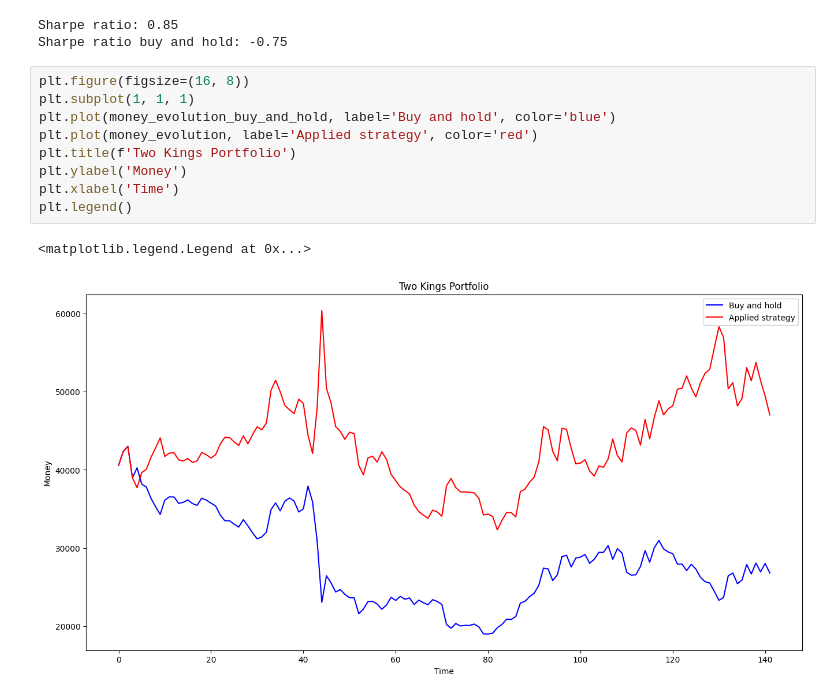
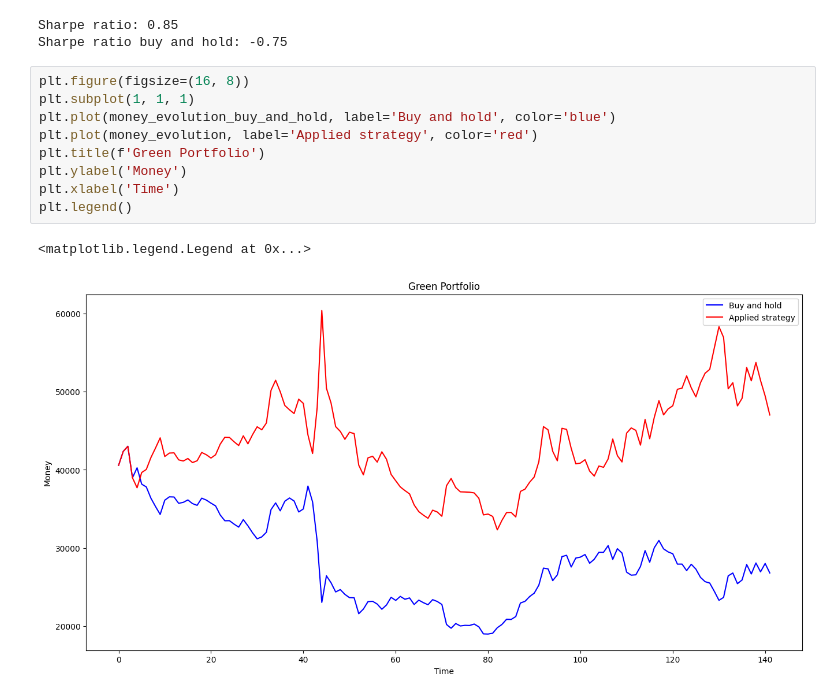
Before and after one commit to CodyAdam/datachallenge2024, a Jupyter notebook: src/portefolio/green.ipynb, the cells around one changed output. Drawn from its saved outputs; the diff is of its cells as text.

Commit message:
fix green portfolio

```diff
--- a/src/portefolio/green.ipynb
+++ b/src/portefolio/green.ipynb
@@ -60,12 +60,12 @@ Sharpe ratio buy and hold: -0.75
 # %%
 plt.figure(figsize=(16, 8))
 plt.subplot(1, 1, 1)
 plt.plot(money_evolution_buy_and_hold, label='Buy and hold', color='blue')
 plt.plot(money_evolution, label='Applied strategy', color='red')
-plt.title(f'Two Kings Portfolio')
+plt.title(f'Green Portfolio')
 plt.ylabel('Money')
 plt.xlabel('Time')
 plt.legend()
 # %% [output]
 <matplotlib.legend.Legend at 0x...>
-[figure, old version]
+[figure, new version]
```
